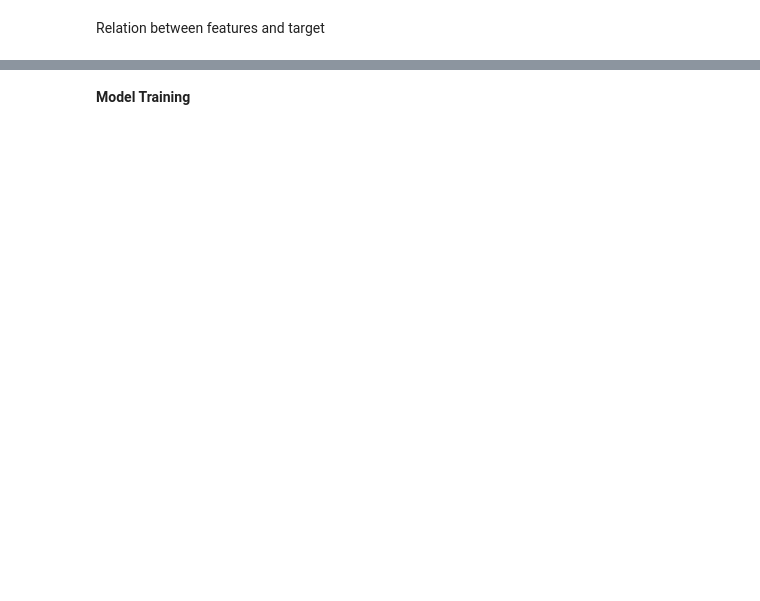
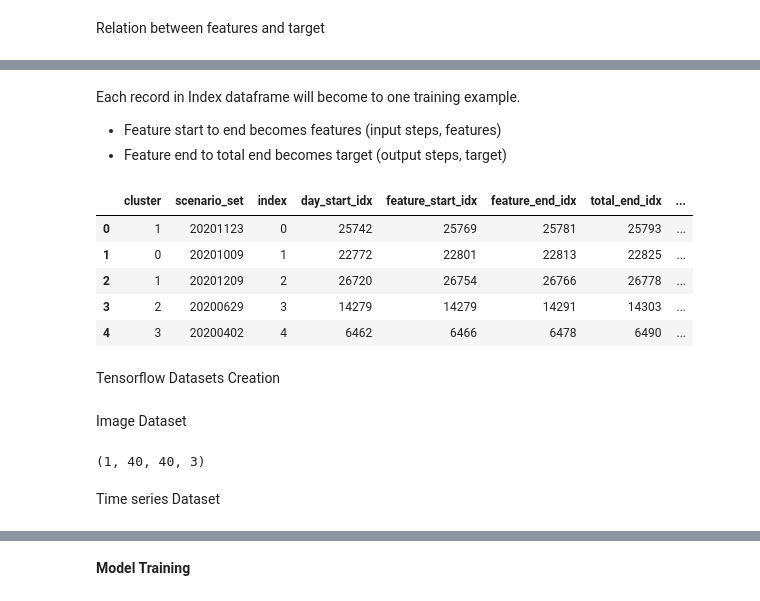
Before and after one commit to dd-open-source/ml-projects, a Jupyter notebook: shell-ai-hackathon-weather-data/Level2/L2_ShellAI_Hackathon_2021-Final.ipynb, the cells around one changed output, grey strips where cells are left out. Cells and saved outputs as stored; diff of their text form; code cells hidden in the pictures; blank space fills up the shorter version.

```diff
--- a/shell-ai-hackathon-weather-data/Level2/L2_ShellAI_Hackathon_2021-Final.ipynb
+++ b/shell-ai-hackathon-weather-data/Level2/L2_ShellAI_Hackathon_2021-Final.ipynb
@@ -47,31 +42,30 @@ warnings.filterwarnings('ignore')
 # %%
-gdrive = '/home/ai_team26/shell_hack/go/bin/gdrive'
-data_path = '/home/ai_team26/shell_hack/load_dir/data_to_nvidia'
+data_path = '/content/drive/MyDrive/ML_Projects/shell-ai-data-l2'
 training_data_key = 'Data_Train'
 testing_data_key = 'Data_Test'
 
+# Training csv file: https://drive.google.com/file/d/1C7NuAI1i48y6GYoP4C0_7F4exC0TNdSP/view
+# Testing csv file: https://drive.google.com/file/d/1MKRijjGs35uVTYAl4YFLcVV9ODb_5X97/view
 training_path = os.path.join(data_path, training_data_key)
 testing_path = os.path.join(data_path, testing_data_key)
-resized_imgs_dir = os.path.join(data_path, 'Data_Img')
-imgs_ds_path = os.path.join(data_path, 'Data_Img_DS')
+
+# Image file links:
+# 40x40_Projection: https://drive.google.com/file/d/1QWZwB0SDkiAH8ucNh9oaMibqqxZj7Nm0/view
+# 40x40_Raw: https://drive.google.com/file/d/1C6s7satgiNK4bE6XWhSGOm2tusM_DKt5/view
+# Please download and keep in your drive
+
 img_kind = "Projection"
 img_x = img_y = 40
-imgs_ds_np_path = '{}/{}x{}_{}.npy'.format(imgs_ds_path, img_x, img_y, img_kind)
+imgs_npy_path = '{}/Images/{}x{}_{}.npy'.format(data_path, img_x, img_y, img_kind)
 
 training_csv_path = os.path.join(training_path, 'weather_data.csv')
 testing_csv_path = os.path.join(testing_path, 'weather_data.csv')
-test_csv_file_template = os.path.join(testing_path, '{}/weather_data.csv')
-pred_default_location = os.path.join(data_path,'submissions/predictions.csv')
-public_leader_location = os.path.join(data_path,'Public_LeaderBoard.csv')
-drive_pred_id = '1UEoshMeBb5lCll29clUYqyVN-i3_HFjd'
-drive_public_leader_board_id = '1k79ujc-fbPhlPjg2ROJkIYOsLUdX-Uvm'
 
 target_col = 'Global CMP22 (vent/cor) [W/m^2]'
 date_col = 'DATE (YYYY/MM/DD)_MST'
 scenario_set_col = 'scenario_set'
 img_path_col = 'img_path'
 img_index_col = 'img_index'
-imgs_ds_np_path = '{}/{}x{}_{}.npy'.format(imgs_ds_path, img_x, img_y, img_kind)
 img_unavailable = -100
 
 img_time_sine_col = 'Img Day sin'
@@ -372,3 +335,0 @@ draw_trend(train_df_cleaned, 20200910)
-# %%
-df = train_df_cleaned.copy().set_index(date_col)
-df[[target_col]].resample('1D').std().plot()
@@ -465,8 +413,9 @@ def boosting_data_based_target_std(data_df, idx_df, factor=0.2):
 # %%
 train_df_scenarios = train_df_cleaned[scenario_set_col].unique()
 test_df_scenarios = test_df_cleaned[scenario_set_col].unique()
-other_scenarios, val_scenarios = train_test_split(test_df_scenarios, test_size=0.3)
-other_scenarios, test_scenarios = train_test_split(other_scenarios, test_size=0.43)
+test_size = 0.3
+other_scenarios, val_scenarios = train_test_split(test_df_scenarios, test_size=test_size)
+other_scenarios, test_scenarios = train_test_split(other_scenarios, test_size=test_size/(1-test_size))
 train_scenarios = np.append(train_df_scenarios, other_scenarios)
 
 print("scenarios", len(train_scenarios), len(val_scenarios), len(test_scenarios))
@@ -475,8 +424,6 @@ combined_df = pd.concat([train_df_cleaned, test_df_cleaned], axis=0).reset_index
 train_data_df, train_idx_df = prepare_dfs_for_datasets(combined_df, train_scenarios)
 val_data_df, val_idx_df = prepare_dfs_for_datasets(test_df_cleaned, val_scenarios)
 test_data_df, test_idx_df = prepare_dfs_for_datasets(test_df_cleaned, test_scenarios)
-pred_data_df, pred_idx_df_full = prepare_dfs_for_datasets(test_df_cleaned, None, target_steps=0)
-pred_idx_df = pred_idx_df_full.groupby(scenario_set_col).last().reset_index()[idx_df_cols]
 
 train_idx_df_boosted = boosting_data_based_target_std(train_data_df, train_idx_df, factor=0.3)
 train_idx_df_boosted = train_idx_df_boosted.sample(frac=1.0).reset_index(drop=True)
@@ -484,7 +431,6 @@ train_idx_df_boosted = train_idx_df_boosted.sample(frac=1.0).reset_index(drop=Tr
 train_idx_df_boosted[index_col] = train_idx_df_boosted.index
 val_idx_df[index_col] = val_idx_df.index
 test_idx_df[index_col] = test_idx_df.index
-pred_idx_df[index_col] = pred_idx_df[scenario_set_col]
 
 ts_scaler = MinMaxScaler()
 scaled_column_types = ['float16', 'float32', 'float64']
@@ -494,10 +440,8 @@ ts_scaler.fit(train_data_df[scaled_columns])
 train_data_df_scaled = pd.DataFrame(ts_scaler.transform(train_data_df[scaled_columns]), columns=scaled_columns)
 val_data_df_scaled = pd.DataFrame(ts_scaler.transform(val_data_df[scaled_columns]), columns=scaled_columns)
 test_data_df_scaled = pd.DataFrame(ts_scaler.transform(test_data_df[scaled_columns]), columns=scaled_columns)
-pred_data_df_scaled = pd.DataFrame(ts_scaler.transform(pred_data_df[scaled_columns]), columns=scaled_columns)
 
 print("train", train_data_df.shape, train_data_df_scaled.shape, train_idx_df.shape, train_idx_df_boosted.shape)
 print("val", val_data_df.shape, val_data_df_scaled.shape, val_idx_df.shape)
 print("test", test_data_df.shape, test_data_df_scaled.shape, test_idx_df.shape)
-print("pred", pred_data_df.shape, pred_data_df_scaled.shape, pred_idx_df.shape)
 # %% [output]
@@ -510,0 +472,15 @@ Datasets Creation
+# %% [markdown]
+Each record in Index dataframe will become to one training example.
+* Feature start to end becomes features (input steps, features)
+* Feature end to total end becomes target (output steps, target)
+# %%
+train_idx_df_boosted.head()
+# %% [output]
+|  | cluster | scenario_set | index | day_start_idx | feature_start_idx | feature_end_idx | total_end_idx | ... |
+| 0 | 1 | 20201123 | 0 | 25742 | 25769 | 25781 | 25793 | ... |
+| 1 | 0 | 20201009 | 1 | 22772 | 22801 | 22813 | 22825 | ... |
+| 2 | 1 | 20201209 | 2 | 26720 | 26754 | 26766 | 26778 | ... |
+| 3 | 2 | 20200629 | 3 | 14279 | 14279 | 14291 | 14303 | ... |
+| 4 | 3 | 20200402 | 4 | 6462 | 6466 | 6478 | 6490 | ... |
+# %% [markdown]
+Tensorflow Datasets Creation
@@ -510,0 +583,10 @@ Datasets Creation
+# %% [markdown]
+Image Dataset
+# %%
+for elem in create_single_image_dataset(train_data_df[img_cols], train_idx_df_boosted,
+                                        feature_end_idx).batch(1).take(1):
+  print(elem.shape)
+# %% [output]
+(1, 40, 40, 3)
+# %% [markdown]
+Time series Dataset
```
Also changed, not shown: parts of 45 cells of this notebook.
